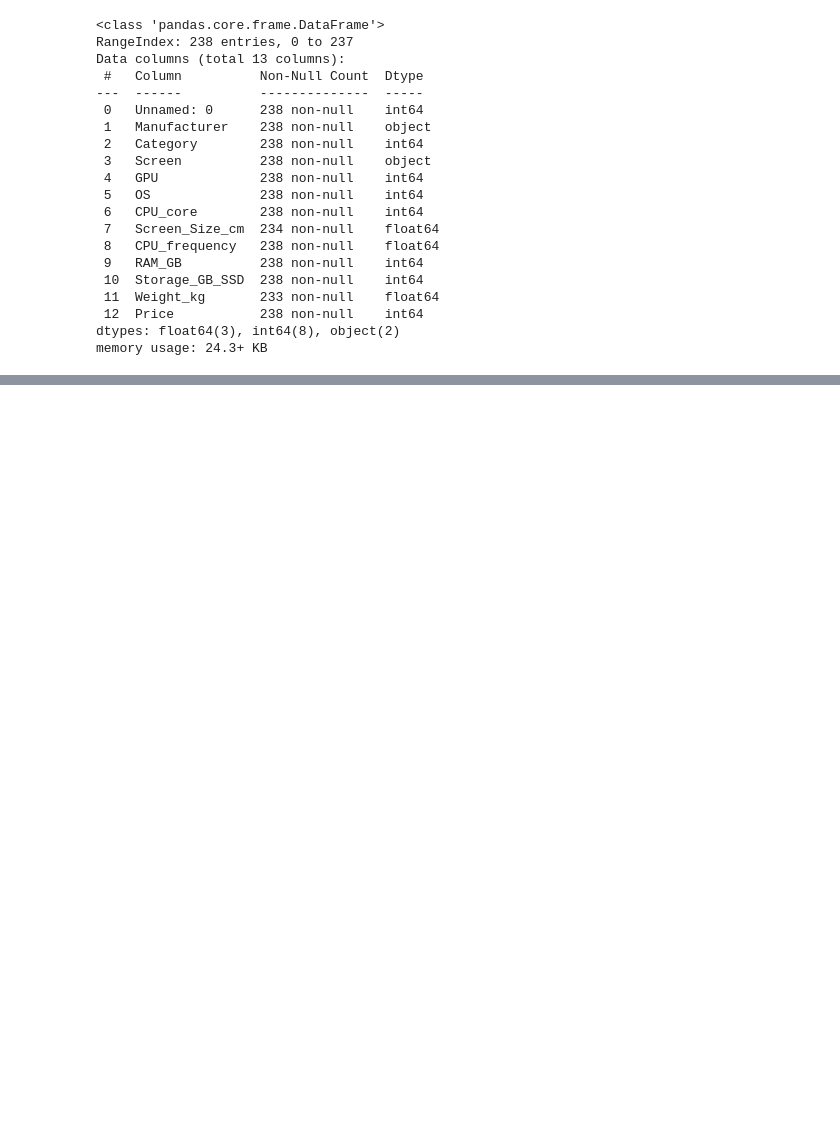
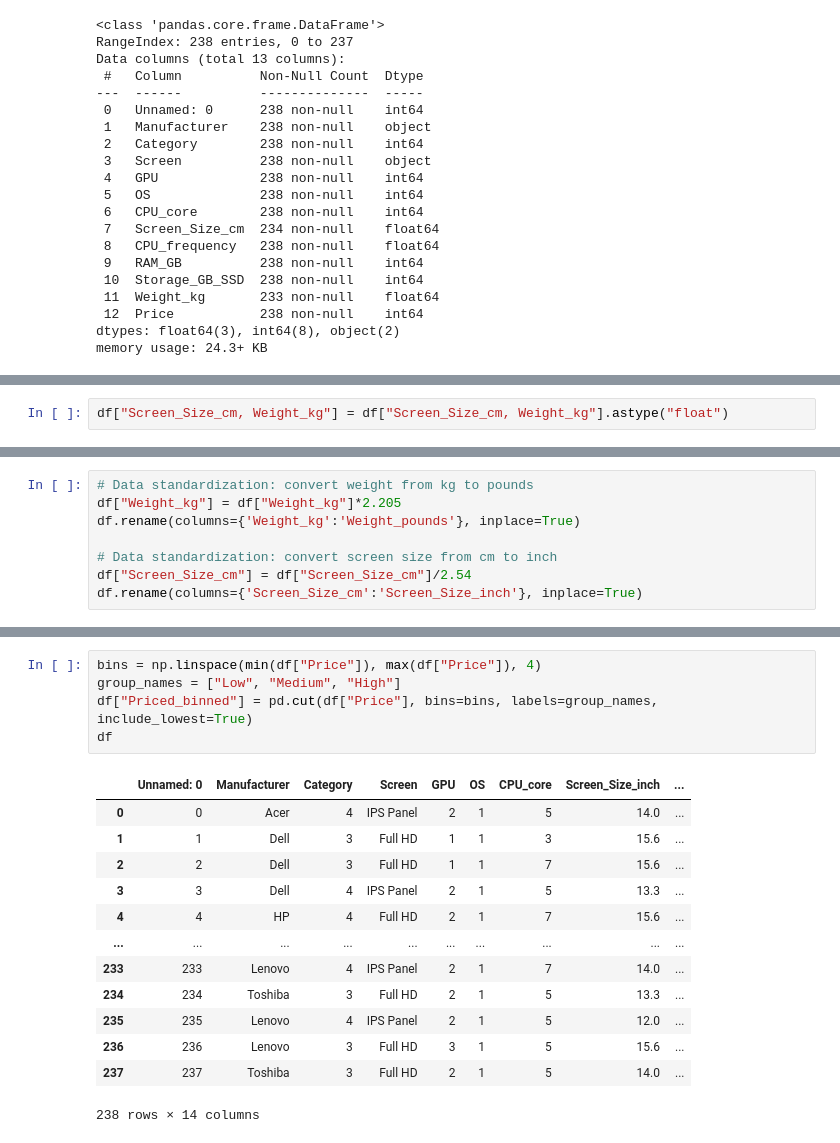
Before and after one commit to Hasan082/Data-Analysis, a Jupyter notebook: DataWrangling/laptop_pricing_dataset_wrangling.ipynb, the cells around one changed output, grey strips where cells are left out. Cells and saved outputs as stored; diff of their text form; blank space fills up the shorter version.

```diff
--- a/DataWrangling/laptop_pricing_dataset_wrangling.ipynb
+++ b/DataWrangling/laptop_pricing_dataset_wrangling.ipynb
@@ -119,0 +128,2 @@ memory usage: 24.3+ KB
+# %%
+df["Screen_Size_cm, Weight_kg"] = df["Screen_Size_cm, Weight_kg"].astype("float")
@@ -119,0 +137,8 @@ memory usage: 24.3+ KB
+# %%
+# Data standardization: convert weight from kg to pounds
+df["Weight_kg"] = df["Weight_kg"]*2.205
+df.rename(columns={'Weight_kg':'Weight_pounds'}, inplace=True)
+
+# Data standardization: convert screen size from cm to inch
+df["Screen_Size_cm"] = df["Screen_Size_cm"]/2.54
+df.rename(columns={'Screen_Size_cm':'Screen_Size_inch'}, inplace=True)
@@ -119,0 +167,19 @@ memory usage: 24.3+ KB
+# %%
+bins = np.linspace(min(df["Price"]), max(df["Price"]), 4)
+group_names = ["Low", "Medium", "High"]
+df["Priced_binned"] = pd.cut(df["Price"], bins=bins, labels=group_names, include_lowest=True)
+df
+# %% [output]
+|  | Unnamed: 0 | Manufacturer | Category | Screen | GPU | OS | CPU_core | Screen_Size_inch | ... |
+| 0 | 0 | Acer | 4 | IPS Panel | 2 | 1 | 5 | 14.0 | ... |
+| 1 | 1 | Dell | 3 | Full HD | 1 | 1 | 3 | 15.6 | ... |
+| 2 | 2 | Dell | 3 | Full HD | 1 | 1 | 7 | 15.6 | ... |
+| 3 | 3 | Dell | 4 | IPS Panel | 2 | 1 | 5 | 13.3 | ... |
+| 4 | 4 | HP | 4 | Full HD | 2 | 1 | 7 | 15.6 | ... |
+| ... | ... | ... | ... | ... | ... | ... | ... | ... | ... |
+| 233 | 233 | Lenovo | 4 | IPS Panel | 2 | 1 | 7 | 14.0 | ... |
+| 234 | 234 | Toshiba | 3 | Full HD | 2 | 1 | 5 | 13.3 | ... |
+| 235 | 235 | Lenovo | 4 | IPS Panel | 2 | 1 | 5 | 12.0 | ... |
+| 236 | 236 | Lenovo | 3 | Full HD | 3 | 1 | 5 | 15.6 | ... |
+| 237 | 237 | Toshiba | 3 | Full HD | 2 | 1 | 5 | 14.0 | ... |
+238 rows × 14 columns
```
Also changed, not shown: parts of 16 cells of this notebook, 1 other file.
